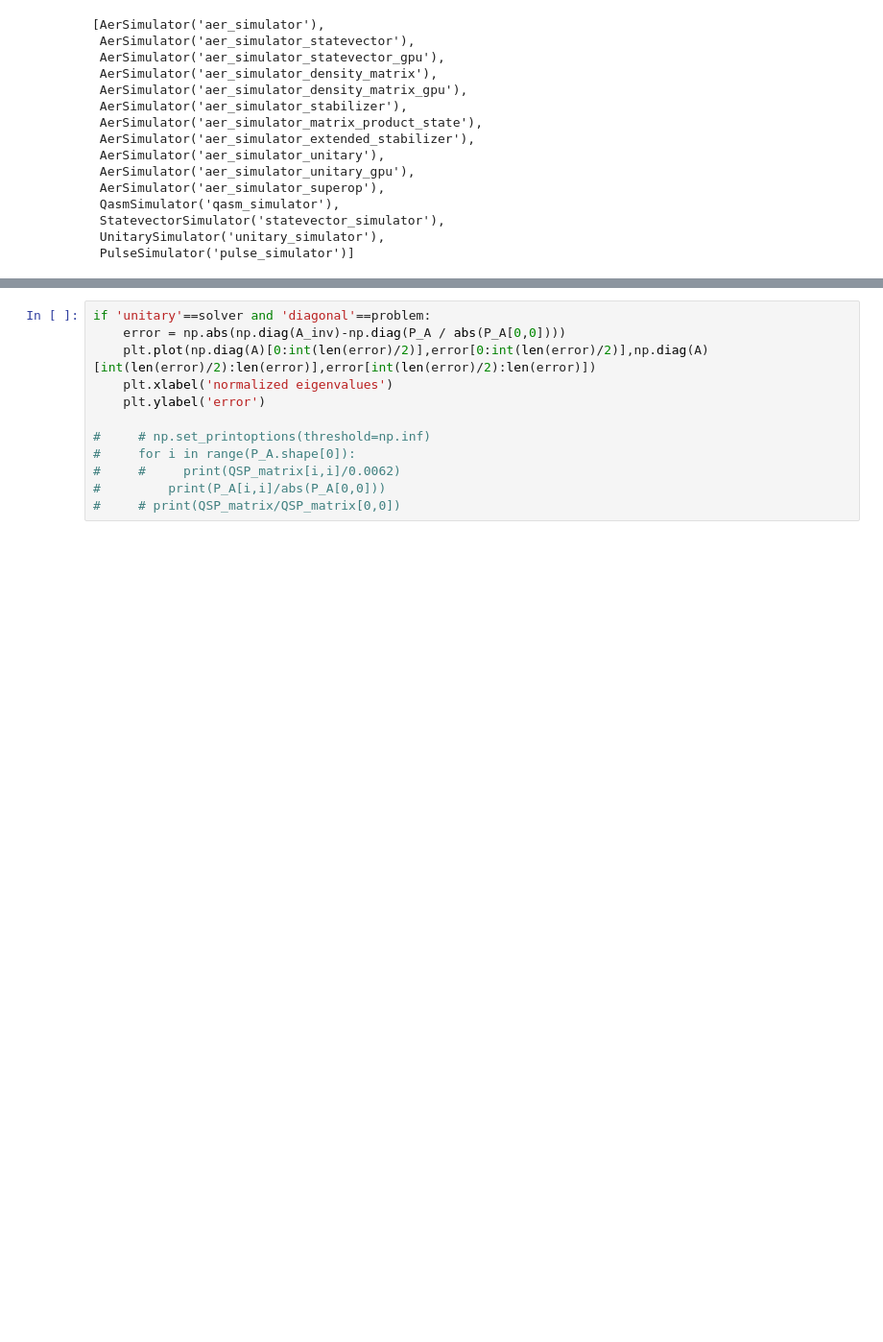
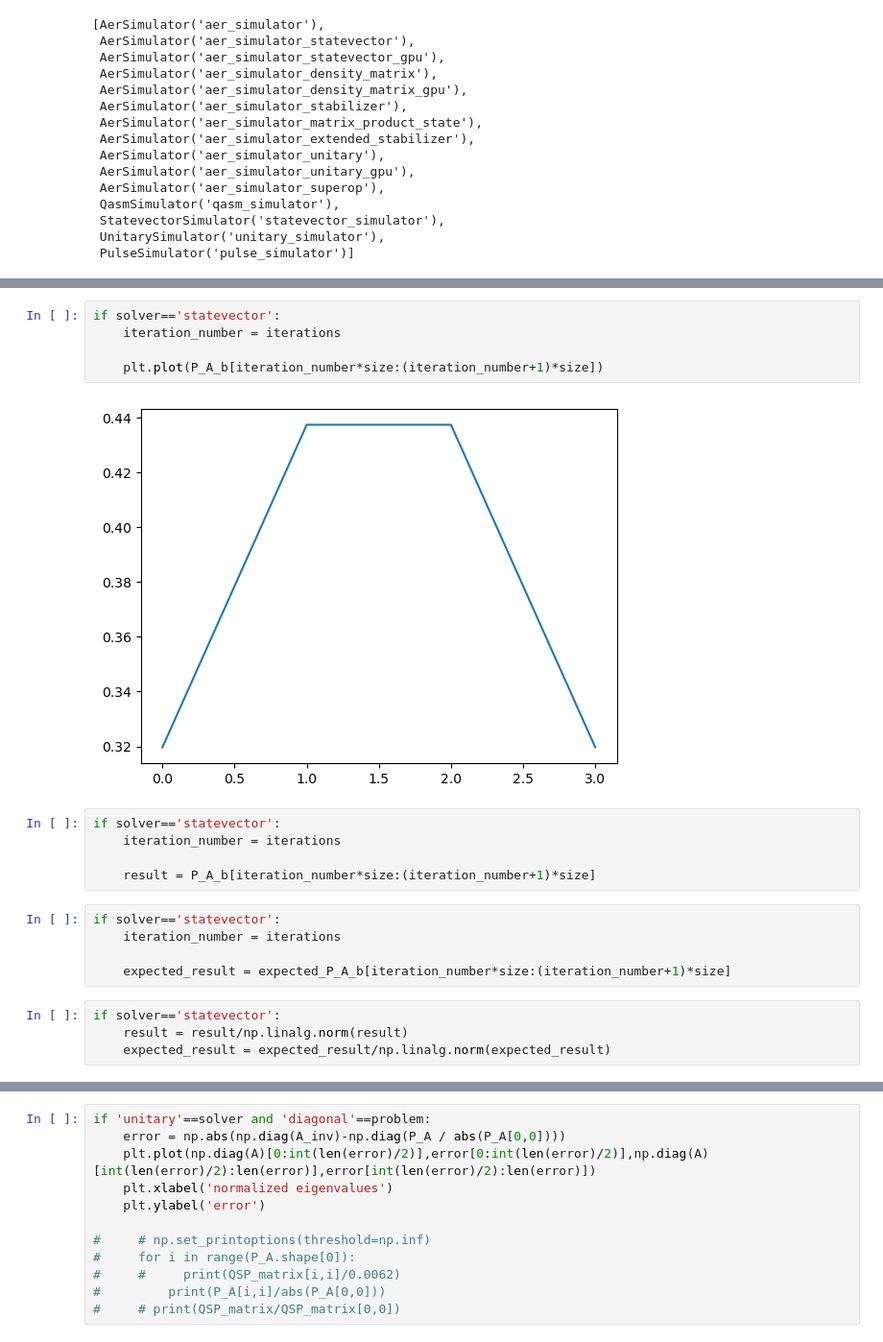
Before and after one commit to osamarais/qiskit_iterative_solver, a Jupyter notebook: qiskit_QSP_cleaned_up.ipynb, the cells around one changed output, grey strips where cells are left out. Shown: that part at 96% size. Cells and saved outputs as stored; diff of their text form; blank space fills up the shorter version.

```diff
--- a/qiskit_QSP_cleaned_up.ipynb
+++ b/qiskit_QSP_cleaned_up.ipynb
@@ -475,0 +452,21 @@ plt.plot(expected_result)
+# %%
+if solver=='statevector':
+    iteration_number = iterations
+
+    plt.plot(P_A_b[iteration_number*size:(iteration_number+1)*size])
+# %% [output]
+[figure, added]
+# %%
+if solver=='statevector':
+    iteration_number = iterations
+
+    result = P_A_b[iteration_number*size:(iteration_number+1)*size]
+# %%
+if solver=='statevector':
+    iteration_number = iterations
+
+    expected_result = expected_P_A_b[iteration_number*size:(iteration_number+1)*size]
+# %%
+if solver=='statevector':
+    result = result/np.linalg.norm(result)
+    expected_result = expected_result/np.linalg.norm(expected_result)
```
Also changed, not shown: parts of 42 cells of this notebook.
